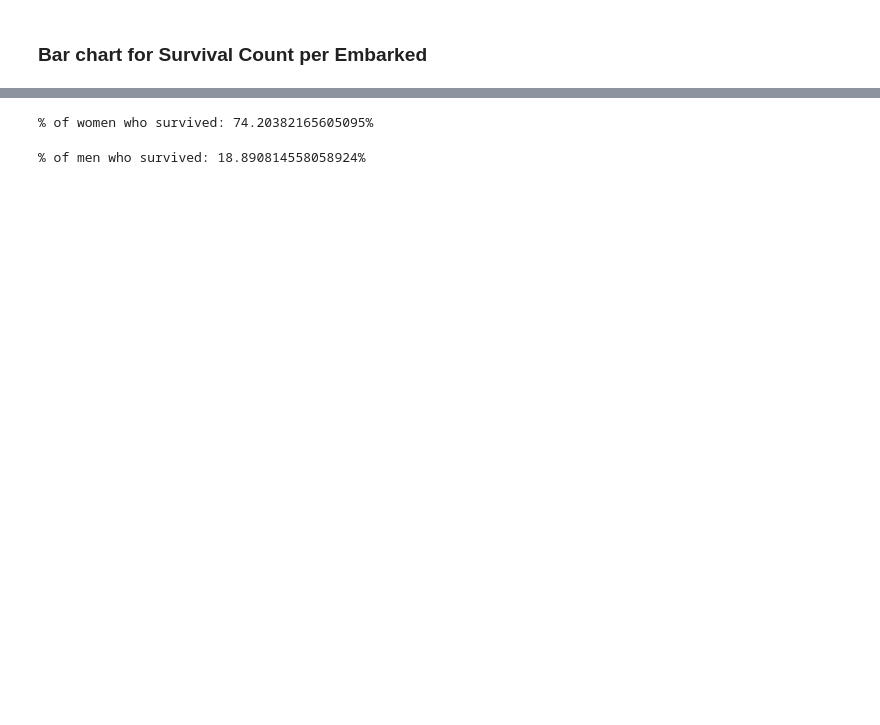
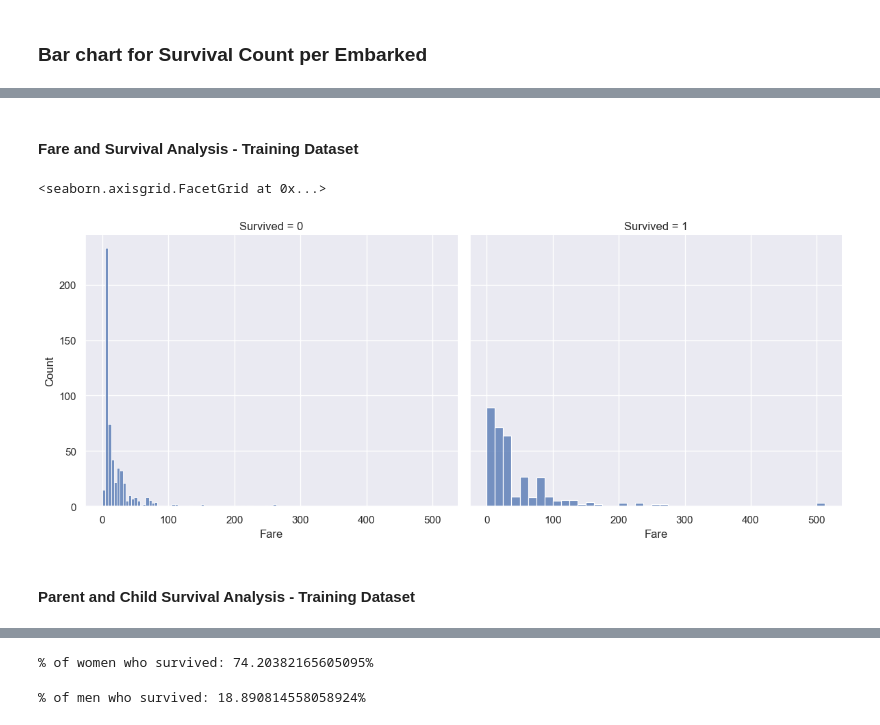
Before and after one commit to brianbirir/ml-experiments, a Jupyter notebook: kaggle_competitions/titanic/prediction.ipynb, the cells around one changed output, grey strips where cells are left out. Cells and saved outputs as stored; diff of their text form; code cells hidden in the pictures; blank space fills up the shorter version.

```diff
--- a/kaggle_competitions/titanic/prediction.ipynb
+++ b/kaggle_competitions/titanic/prediction.ipynb
@@ -133,0 +223,10 @@ sns.countplot(x=train_df['Pclass'], data=train_df, palette='magma', hue='Survive
+# %% [markdown]
+#### Fare and Survival Analysis - Training Dataset
+# %%
+g = sns.FacetGrid(train_df, col='Survived', height=5, aspect=1.2)
+g.map(sns.histplot, 'Fare', kde=False)
+# %% [output]
+<seaborn.axisgrid.FacetGrid at 0x...>
+[figure, added]
+# %% [markdown]
+#### Parent and Child Survival Analysis - Training Dataset
```
Also changed, not shown: parts of 44 cells of this notebook.
